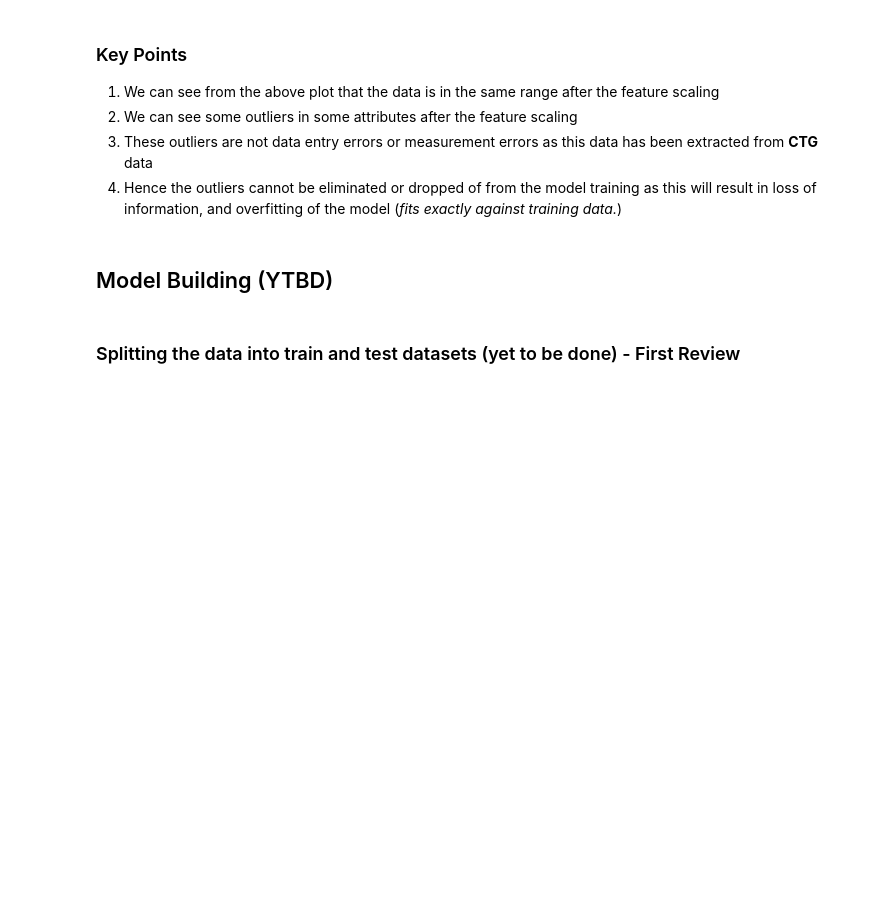
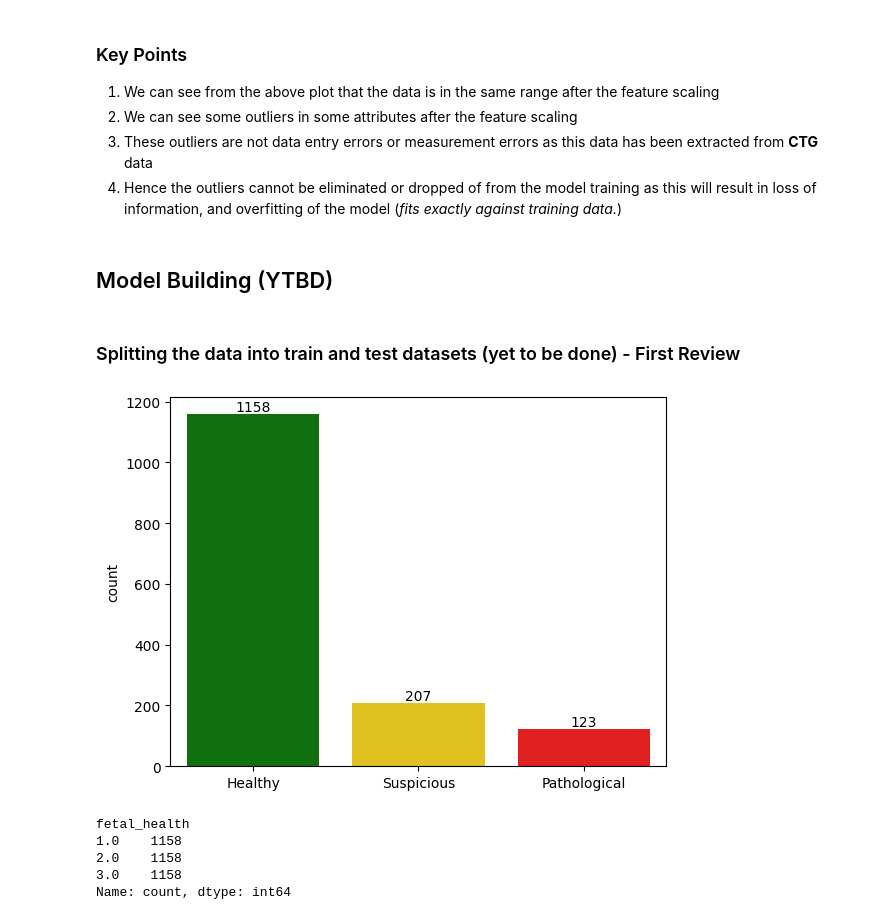
Before and after one commit to theinhumaneme/major, a Jupyter notebook: python/major.ipynb, the cells around one changed output. Saved outputs shown, nothing was run; the diff lists cells and outputs as text; code cells hidden in the pictures; blank space fills up the shorter version.

```diff
--- a/python/major.ipynb
+++ b/python/major.ipynb
@@ -149,4 +220,28 @@ plt.savefig("after-feature-scaling.svg")
 ### Splitting the data into train and test datasets (yet to be done) - First Review
 # %%
 from sklearn.model_selection import train_test_split
-XDataTrain, XDataTest, YTrain,YTest = train_test_split(XData_scaled,YData,test_size=0.2,random_state=25)
+XDataTrain, XDataTest, YTrain,YTest = train_test_split(XData,YData,test_size=0.3,stratify=YData)
+# %%
+# YTrain.values[0]
+
+colours=["green","gold", "red"]
+plot = sb.countplot(x=YTrain.values,palette=colours)
+plot.bar_label(plot.containers[0])
+YTrain.value_counts()
+plt.gca().set_xticklabels(['Healthy', 'Suspicious', 'Pathological'])
+plt.savefig("trainset-before-smote")
+# %% [output]
+[figure, added]
+# %%
+from imblearn.over_sampling import SMOTE
+
+smote = SMOTE(sampling_strategy="minority")
+x_sam,y_sam = smote.fit_resample(XDataTrain,YTrain)
+XDataTrain,YTrain = smote.fit_resample(x_sam,y_sam)
+YTrain.value_counts()
+# %% [output]
+fetal_health
+1.0    1158
+2.0    1158
+3.0    1158
+Name: count, dtype: int64
```
Also changed, not shown: parts of 34 cells of this notebook, 18 other files.
